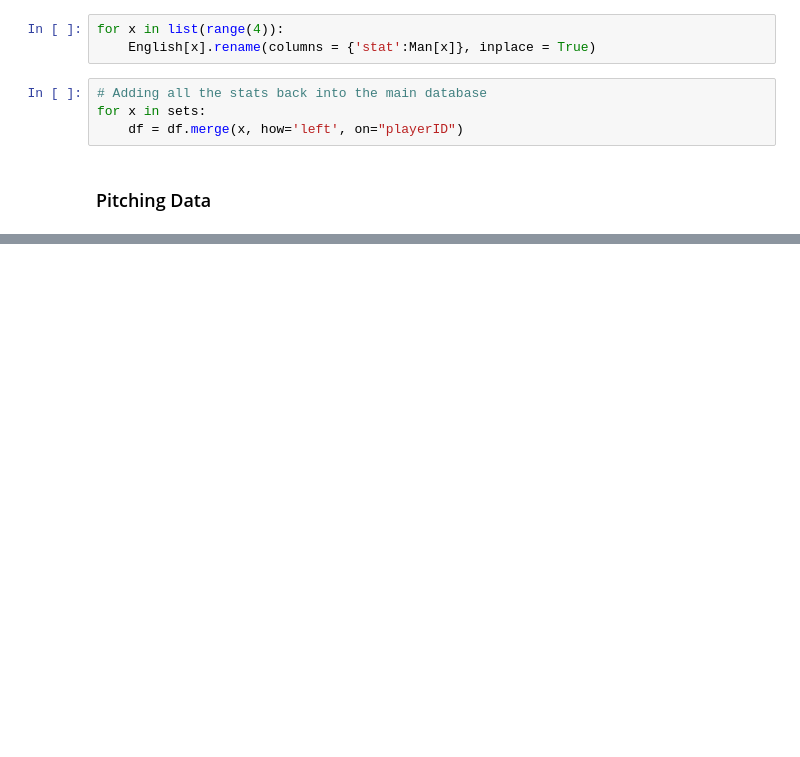
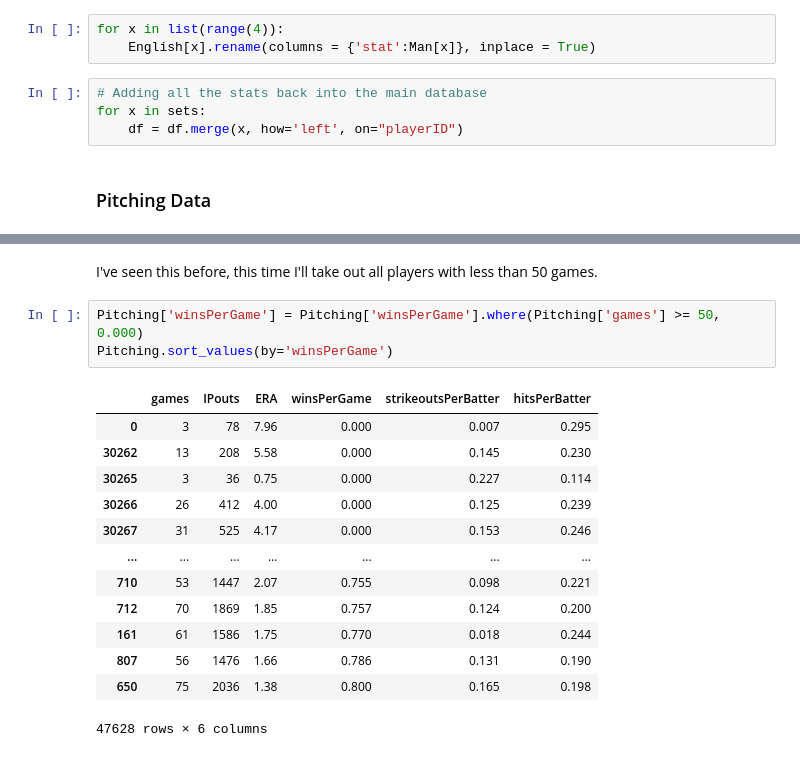
Before and after one commit to aradaha/Baseball-Stats-Project, a Jupyter notebook: Capstone.ipynb, the cells around one changed output, grey strips where cells are left out. Drawn from its saved outputs; the diff is of its cells as text; blank space fills up the shorter version.

```diff
--- a/Capstone.ipynb
+++ b/Capstone.ipynb
@@ -426,0 +473,19 @@ Pitching.head()
+# %% [markdown]
+I've seen this before, this time I'll take out all players with less than 50 games.
+# %%
+Pitching['winsPerGame'] = Pitching['winsPerGame'].where(Pitching['games'] >= 50, 0.000)
+Pitching.sort_values(by='winsPerGame')
+# %% [output]
+|  | games | IPouts | ERA | winsPerGame | strikeoutsPerBatter | hitsPerBatter |
+| 0 | 3 | 78 | 7.96 | 0.000 | 0.007 | 0.295 |
+| 30262 | 13 | 208 | 5.58 | 0.000 | 0.145 | 0.230 |
+| 30265 | 3 | 36 | 0.75 | 0.000 | 0.227 | 0.114 |
+| 30266 | 26 | 412 | 4.00 | 0.000 | 0.125 | 0.239 |
+| 30267 | 31 | 525 | 4.17 | 0.000 | 0.153 | 0.246 |
+| ... | ... | ... | ... | ... | ... | ... |
+| 710 | 53 | 1447 | 2.07 | 0.755 | 0.098 | 0.221 |
+| 712 | 70 | 1869 | 1.85 | 0.757 | 0.124 | 0.200 |
+| 161 | 61 | 1586 | 1.75 | 0.770 | 0.018 | 0.244 |
+| 807 | 56 | 1476 | 1.66 | 0.786 | 0.131 | 0.190 |
+| 650 | 75 | 2036 | 1.38 | 0.800 | 0.165 | 0.198 |
+47628 rows × 6 columns
```
Also changed, not shown: parts of 25 cells of this notebook.
